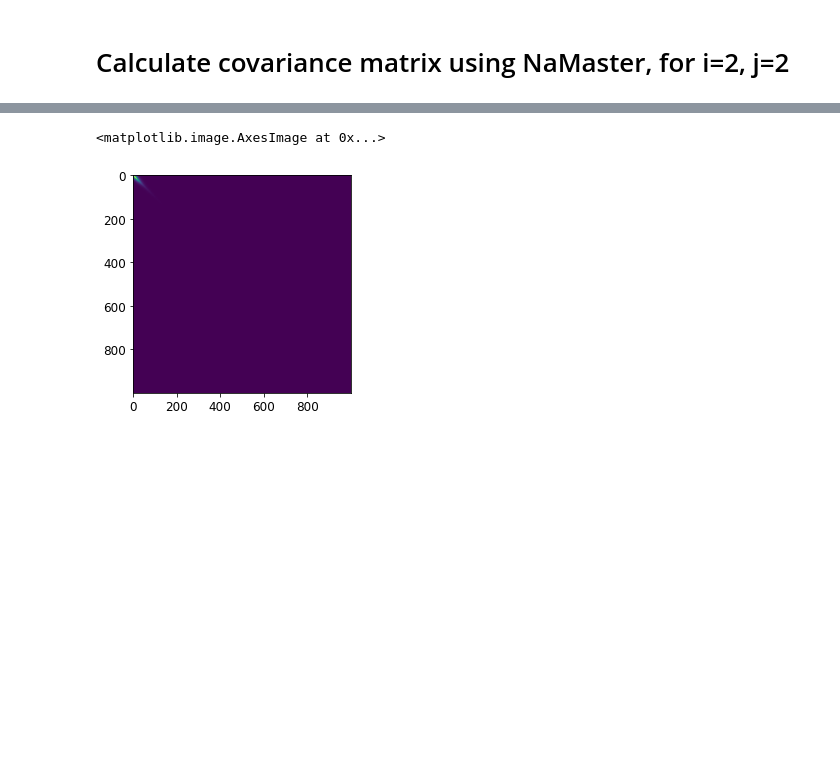
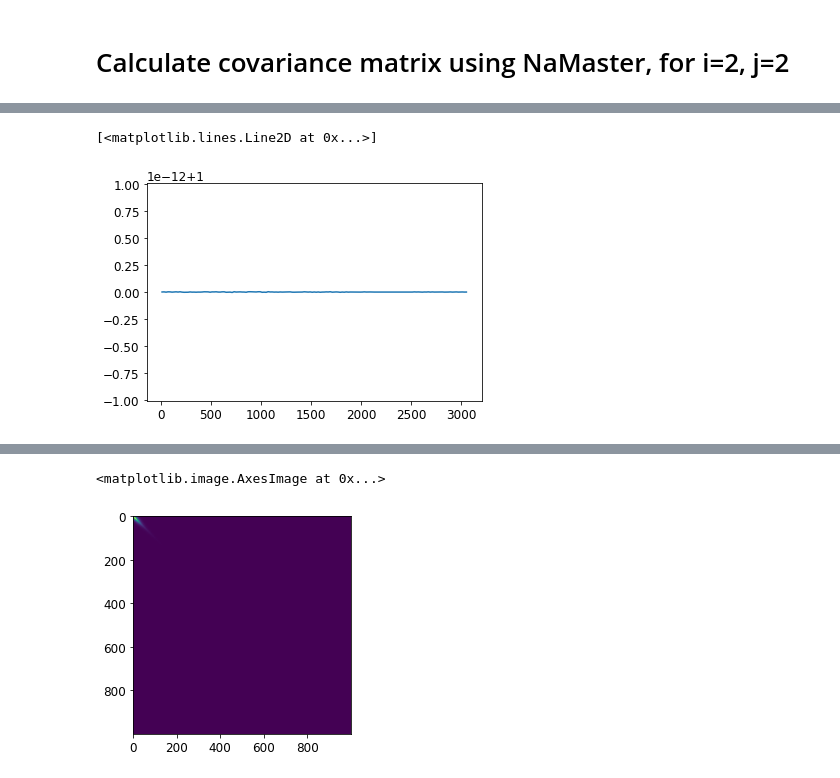
Before and after one commit to catketchup/DES_ACT_test, a Jupyter notebook: th_nonlinear.ipynb, the cells around one changed output, grey strips where cells are left out. Cells and saved outputs as stored; diff of their text form; code cells hidden in the pictures; blank space fills up the shorter version.

```diff
--- a/th_nonlinear.ipynb
+++ b/th_nonlinear.ipynb
@@ -265,0 +302,7 @@ WARNING: AstropyDeprecationWarning: "verbose" was deprecated in version 1.15.0 a
+# %%
+# compare decoupled clgg from two methods
+plt.plot(b.get_effective_ells(),\
+         (np.matmul(wgg.get_bandpower_windows().reshape(n_bands,ell.max()+1), cl_gg)).transpose()/clgg_decoupled.reshape(n_bands,))
+# %% [output]
+[<matplotlib.lines.Line2D at 0x...>]
+[figure, added]
```
Also changed, not shown: parts of 25 cells of this notebook, 1 other file.
